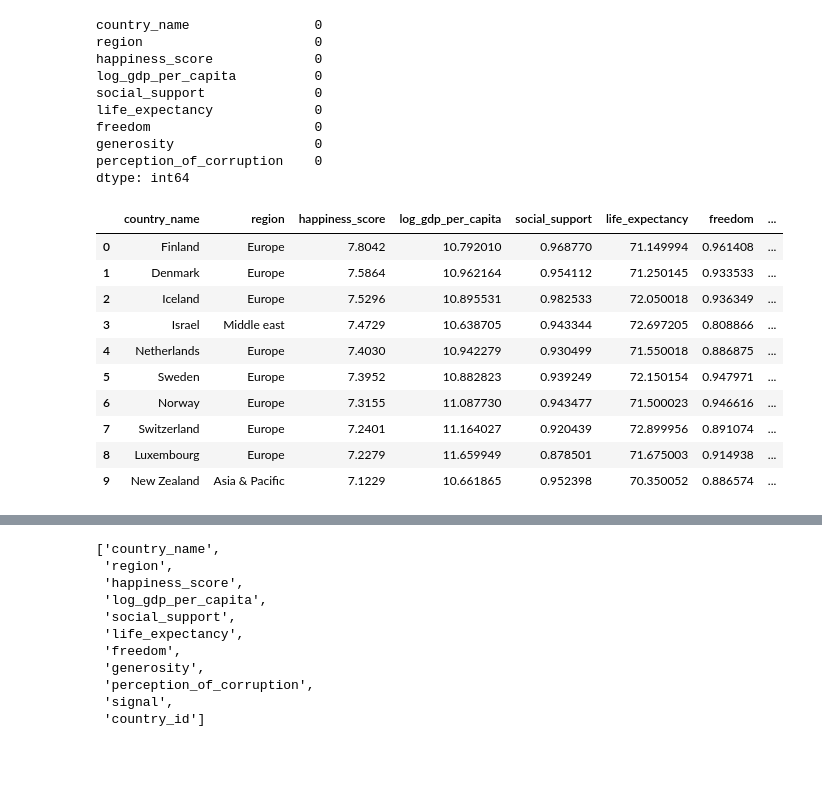
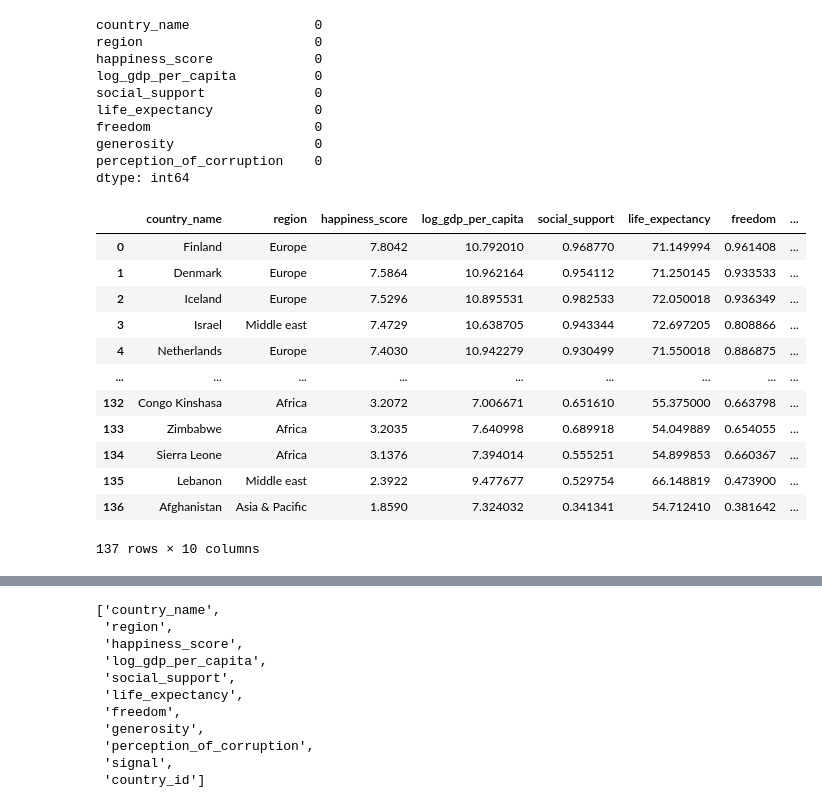
Before and after one commit to occampos/Global_Happiness_Analysis, a Jupyter notebook: Prep/Happiness_2023_Prep.ipynb, the cells around one changed output, grey strips where cells are left out. Saved outputs shown, nothing was run; the diff lists cells and outputs as text; code cells hidden in the pictures; blank space fills up the shorter version.

```diff
--- a/Prep/Happiness_2023_Prep.ipynb
+++ b/Prep/Happiness_2023_Prep.ipynb
@@ -4,4 +4,4 @@
 import pandas as pd
 import numpy as np
 # %%
-pd.set_option('display.max_rows', None);
+pd.set_option('display.max_rows', 20);
@@ -8,11 +13,8 @@ pd.set_option('display.max_rows', None);
 # %%
-# Import data and save originals
+# Create duplicates
 
-original_data_2023 = pd.read_excel(r"C:\Users\olimp\OneDrive\Documents\Datasets\Happiness\Sources\Originals\WHR_2023.xls")
-data_2023 = pd.DataFrame(original_data_2023)
-
-original_country_region = pd.read_excel(r"C:\Users\olimp\OneDrive\Documents\Datasets\Happiness\Sources\Originals\country_region.xlsx")
-country_region = pd.DataFrame(original_country_region)
+data_2023 = og_happiness_2023
+country_region = og_happiness_country_region
 # %% [markdown]
 ### 2023 Prep
 # %%
@@ -362,29 +357,31 @@ dtype: int64
 # %%
 # A happiness score surpassing 6 signifies a state of happiness, while a score below 4.5 indicates unhappiness, with scores falling in-between being categorized as neutral.
 # Add signal column
 
 def func(test_data_2023):
     if test_data_2023['happiness_score'] > 6:
         return 'Happy'
     elif test_data_2023['happiness_score'] < 4.5:
         return 'Unhappy'
     else:
         return 'Moderate'
 
 test_data_2023['signal'] = test_data_2023.apply(func, axis=1)
-test_data_2023.head(10)
+test_data_2023
 # %% [output]
 |  | country_name | region | happiness_score | log_gdp_per_capita | social_support | life_expectancy | freedom | ... |
 | 0 | Finland | Europe | 7.8042 | 10.792010 | 0.968770 | 71.149994 | 0.961408 | ... |
 | 1 | Denmark | Europe | 7.5864 | 10.962164 | 0.954112 | 71.250145 | 0.933533 | ... |
 | 2 | Iceland | Europe | 7.5296 | 10.895531 | 0.982533 | 72.050018 | 0.936349 | ... |
 | 3 | Israel | Middle east | 7.4729 | 10.638705 | 0.943344 | 72.697205 | 0.808866 | ... |
 | 4 | Netherlands | Europe | 7.4030 | 10.942279 | 0.930499 | 71.550018 | 0.886875 | ... |
-| 5 | Sweden | Europe | 7.3952 | 10.882823 | 0.939249 | 72.150154 | 0.947971 | ... |
-| 6 | Norway | Europe | 7.3155 | 11.087730 | 0.943477 | 71.500023 | 0.946616 | ... |
-| 7 | Switzerland | Europe | 7.2401 | 11.164027 | 0.920439 | 72.899956 | 0.891074 | ... |
-| 8 | Luxembourg | Europe | 7.2279 | 11.659949 | 0.878501 | 71.675003 | 0.914938 | ... |
-| 9 | New Zealand | Asia & Pacific | 7.1229 | 10.661865 | 0.952398 | 70.350052 | 0.886574 | ... |
+| ... | ... | ... | ... | ... | ... | ... | ... | ... |
+| 132 | Congo Kinshasa | Africa | 3.2072 | 7.006671 | 0.651610 | 55.375000 | 0.663798 | ... |
+| 133 | Zimbabwe | Africa | 3.2035 | 7.640998 | 0.689918 | 54.049889 | 0.654055 | ... |
+| 134 | Sierra Leone | Africa | 3.1376 | 7.394014 | 0.555251 | 54.899853 | 0.660367 | ... |
+| 135 | Lebanon | Middle east | 2.3922 | 9.477677 | 0.529754 | 66.148819 | 0.473900 | ... |
+| 136 | Afghanistan | Asia & Pacific | 1.8590 | 7.324032 | 0.341341 | 54.712410 | 0.381642 | ... |
+137 rows × 10 columns
 # %%
 # Sort by country_name and reset index
 
```
Also changed, not shown: parts of 11 cells of this notebook, 1 other file.
